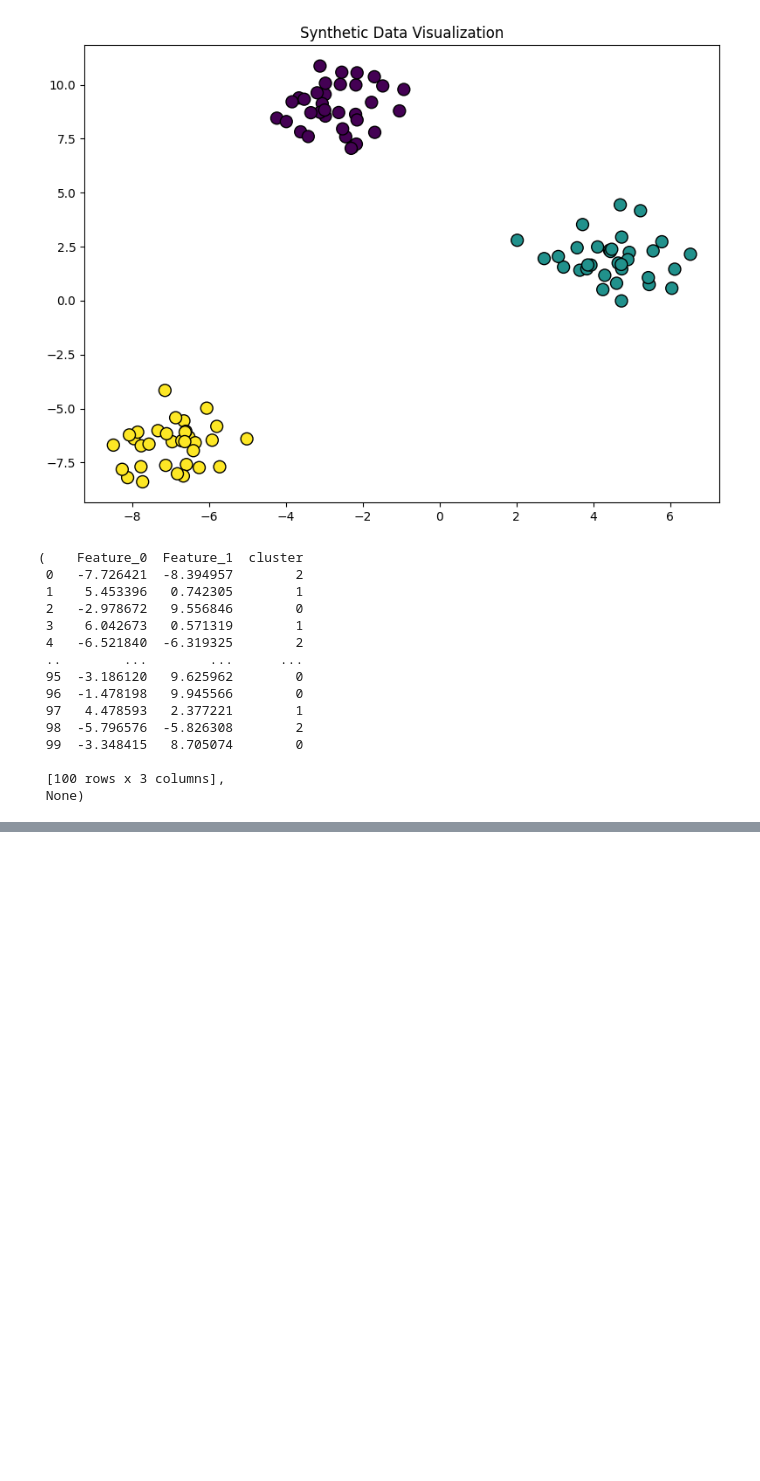
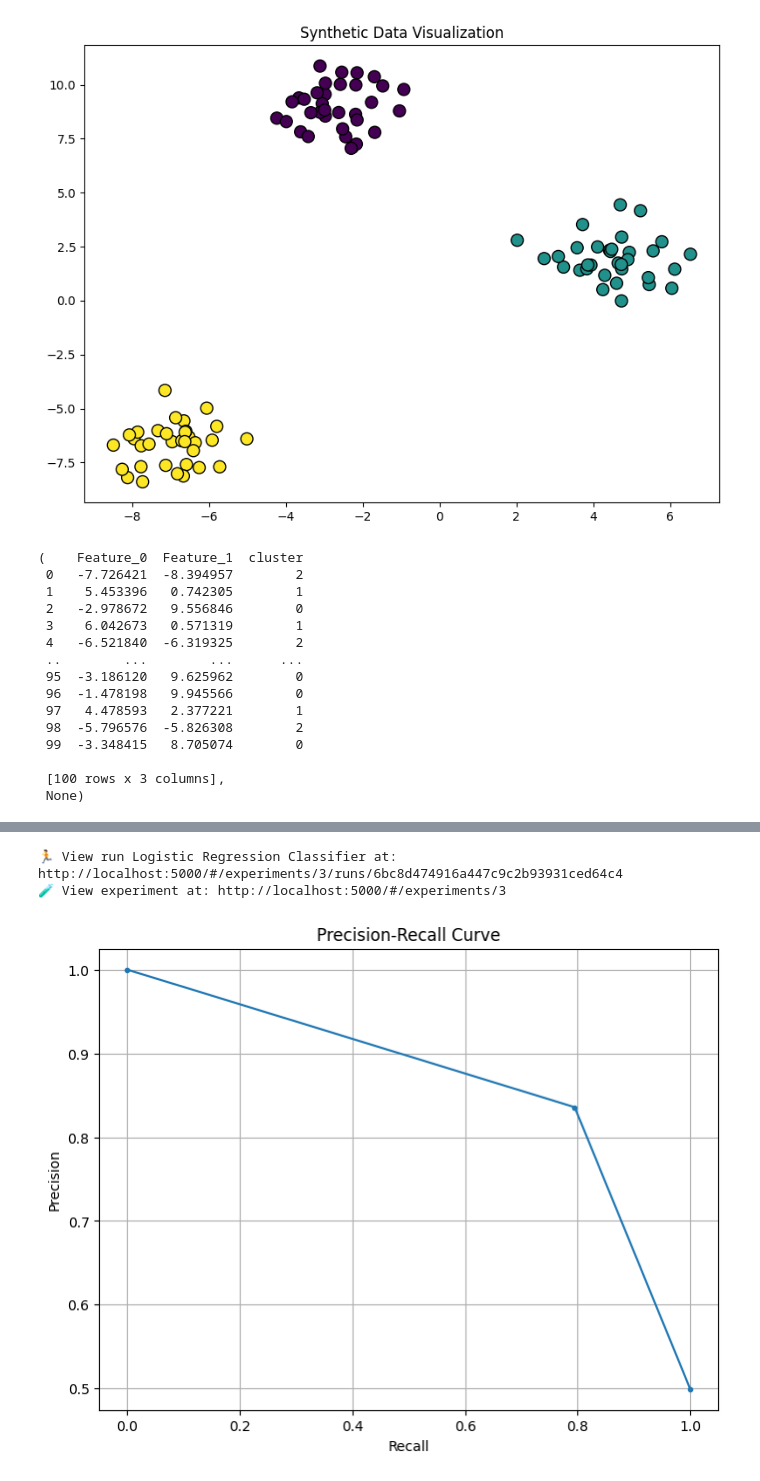
Before and after one commit to Alexu613/Foundations-MLOps---MLflow, a Jupyter notebook: mlartifacts/2/33fa459e78124a4c8cf7b873aff93e88/artifacts/Machine Learning MLflow.ipynb, the cells around one changed output, grey strips where cells are left out. Saved outputs shown, nothing was run; the diff lists cells and outputs as text; code cells hidden in the pictures; blank space fills up the shorter version.

Commit message:
Monitoring params, metrics and artifacts - LogisticRegression

```diff
--- a/mlartifacts/2/33fa459e78124a4c8cf7b873aff93e88/artifacts/Machine Learning MLflow.ipynb
+++ b/mlartifacts/2/33fa459e78124a4c8cf7b873aff93e88/artifacts/Machine Learning MLflow.ipynb
@@ -153,0 +176,10 @@ NameError: name 'df' is not defined
+# %%
+import mlflow
+
+try:
+    mlflow.create_experiment("Datacamp - MLflow Tracking")
+    mlflow.set_experiment("Datacamp - MLflow Tracking")
+    mlflow.set_experiment_tag(key= "classification", value= "Logistic Regression")
+    print(f"Experiment created and set successfully.")
+except Exception as e:
+    print(f"Experiment already exists or an error occurred: {e}")
@@ -153,0 +192,65 @@ NameError: name 'df' is not defined
+# %%
+import pandas as pd
+import numpy as np
+import matplotlib.pyplot as plt
+from sklearn.datasets import make_classification
+from sklearn.linear_model import LogisticRegression
+from sklearn.model_selection import train_test_split
+from sklearn.metrics import accuracy_score, classification_report, confusion_matrix, precision_recall_curve
+
+with mlflow.start_run(run_name="Logistic Regression Classifier"):
+    mlflow.set_experiment_tag("model", "Logistic Regression")
+    # Generate synthetic classification dataset
+    X, y = make_classification(n_samples=10000, n_features=20, n_informative=15, n_redundant=5, random_state=42)
+    # Convert to DataFrame for better visualization
+    df = pd.DataFrame(X, columns=[f'Feature_{i}' for i in range(X.shape[1])])
+    # Add target variable
+    df['Target'] = y
+
+    # Split the dataset into training and testing sets
+    X_train, X_test, y_train, y_test = train_test_split(X, y, test_size=0.2, random_state=42)
+    # Initialize Logistic Regression model and its parameters
+    model = LogisticRegression(penalty='l2', C=1.0, solver='liblinear', random_state=42)
+
+    # Log model parameters
+    mlflow.log_params({
+        "penalty": 'l2',
+        "C": 1.0,
+        "solver": 'liblinear',
+        "random_state": 42
+    })
+
+    # Train the model
+    model.fit(X_train, y_train)
+    # Make predictions
+    model.fit(X_test, y_test)
+    y_pred = model.predict(X_test)
+    # Evaluate the model
+    accuracy = accuracy_score(y_test, y_pred)
+    class_report = classification_report(y_test, y_pred)
+    conf_matrix = confusion_matrix(y_test, y_pred)
+    # Log metrics
+    mlflow.log_metric("accuracy", accuracy)
+    # Log evaluation artifacts
+    with open("classification_report.txt", "w") as f:
+        f.write(class_report)
+    mlflow.log_artifact("classification_report.txt")
+
+    with open("confusion_matrix.txt", "w") as f:
+        f.write(np.array2string(conf_matrix))
+    mlflow.log_artifact("confusion_matrix.txt")
+
+    precision_recall_curve(y_test, y_pred)
+    precision, recall, _ = precision_recall_curve(y_test, y_pred)
+    plt.figure(figsize=(8, 6))
+    plt.plot(recall, precision, marker='.')
+    plt.xlabel('Recall')
+    plt.ylabel('Precision')
+    plt.title('Precision-Recall Curve')
+    plt.grid()
+    plt.savefig('precision_recall_curve.png')
+    mlflow.log_artifact('precision_recall_curve.png')
+# %% [output]
+🏃 View run Logistic Regression Classifier at: http://localhost:5000/#/experiments/3/runs/6bc8d474916a447c9c2b93931ced64c4
+🧪 View experiment at: http://localhost:5000/#/experiments/3
+[figure, added]
```
Also changed, not shown: parts of 5 cells of this notebook, 21 other files.
